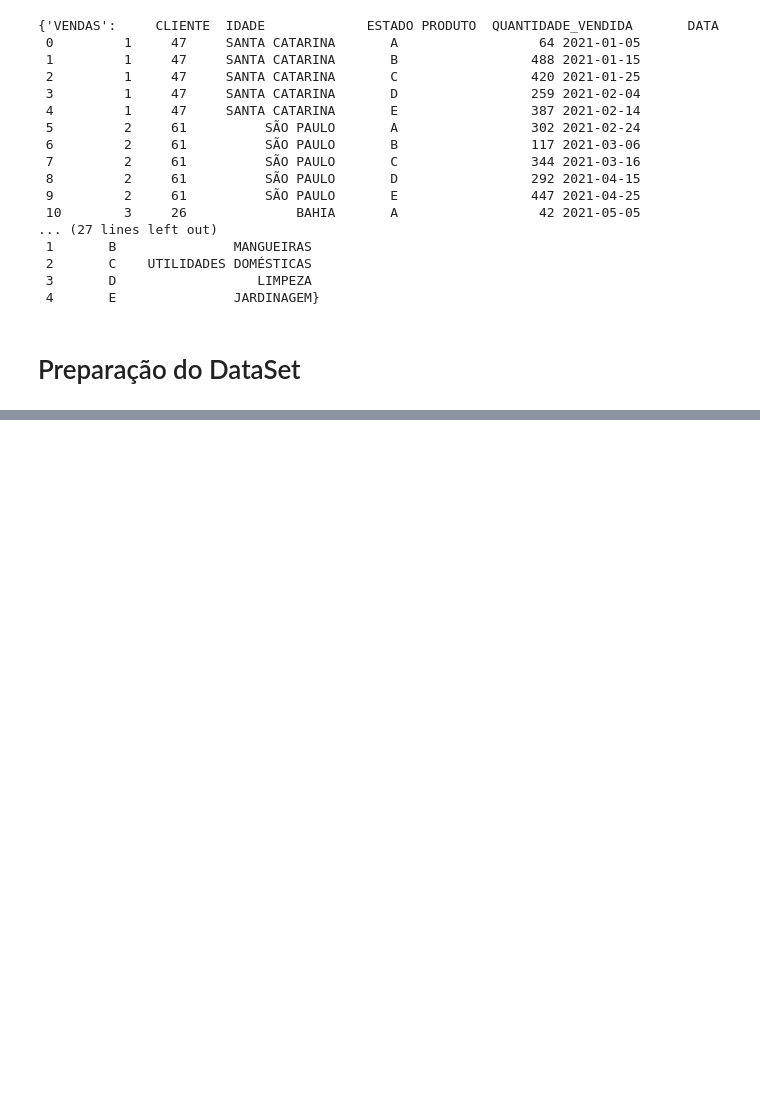
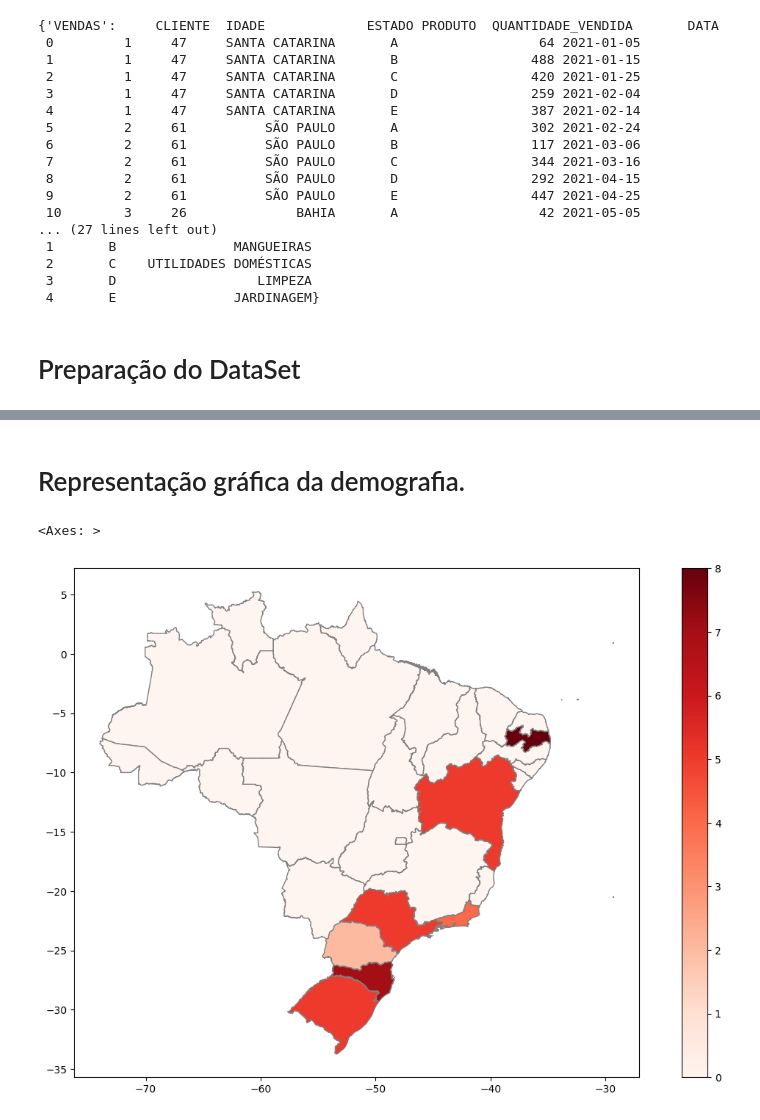
Before and after one commit to Gaba034/desafio_manchester, a Jupyter notebook: main.ipynb, the cells around one changed output, grey strips where cells are left out. Cells and saved outputs as stored; diff of their text form; code cells hidden in the pictures; blank space fills up the shorter version.

Commit message:
Creating the demographics table and graph.

```diff
--- a/main.ipynb
+++ b/main.ipynb
@@ -61,0 +64,25 @@ sales_df['Mes'] = sales_df['DATA'].dt.month  # Para evitar sobre-escrever, a col
+# %%
+# Filtrando a tabela em uma tabela com os Estados e quantas vezes foram repitidos.
+
+df = frame_df['VENDAS']
+df = df['ESTADO']
+
+counts = df.value_counts() # Conta quantas vezes o Estado aparece.
+
+# Cria um novo Data Frame com os Estados e sua ocorrência.
+df_demographics = pd.DataFrame({
+    'Estados': counts.index,
+    'Contagem': counts.values
+})
+
+# Converte os Estados em suas respectivas UF's para assim ser possivel o merge com a tabela do IBGE.
+df_demographics['Estados'] = df_demographics['Estados'].replace({
+    'SANTA CATARINA': 'SC',
+    'PARAÍBA': 'PB',
+    'SÃO PAULO': 'SP',
+    'BAHIA': 'BA',
+    'RIO GRANDE DO SUL': 'RS',
+    'RIO DE JANEIRO': 'RJ',
+    'PARANÁ': 'PR',
+})
+df_demographics
@@ -61,0 +98,24 @@ sales_df['Mes'] = sales_df['DATA'].dt.month  # Para evitar sobre-escrever, a col
+# %%
+# Lê o arquivo do IBGE e seleciona a camada das UF's
+ibge_table = gpd.read_file('bcim_2016_21_11_2018.gpkg', layer='lim_unidade_federacao_a')
+
+# Altera o nome da coluna para possibilitar a mesclagem
+ibge_table.rename({'sigla': 'Estados'}, axis=1, inplace=True)
+
+# Mescla as duas tabelas com base na coluna 'Estados'
+Brasil = ibge_table.merge(df_demographics, on='Estados', how='outer')
+
+# Seleciona as colunas 'Estados', 'Contagem' e 'geometry' do DataFrame 'Brasil'
+Brasil[['Estados', 'Contagem', 'geometry']]
+
+# Altera os valores NaN na coluna 'Contagem' para 0
+Brasil['Contagem'] = Brasil['Contagem'].fillna(0)
+# %% [markdown]
+# Representação gráfica da demografia.
+# %%
+%matplotlib inline
+
+Brasil.plot(column = 'Contagem',cmap =  'Reds', figsize= (15,9), legend= True, edgecolor= 'gray') # Montagem do gráfico.
+# %% [output]
+<Axes: >
+[figure, added]
```
Also changed, not shown: parts of 3 cells of this notebook.
